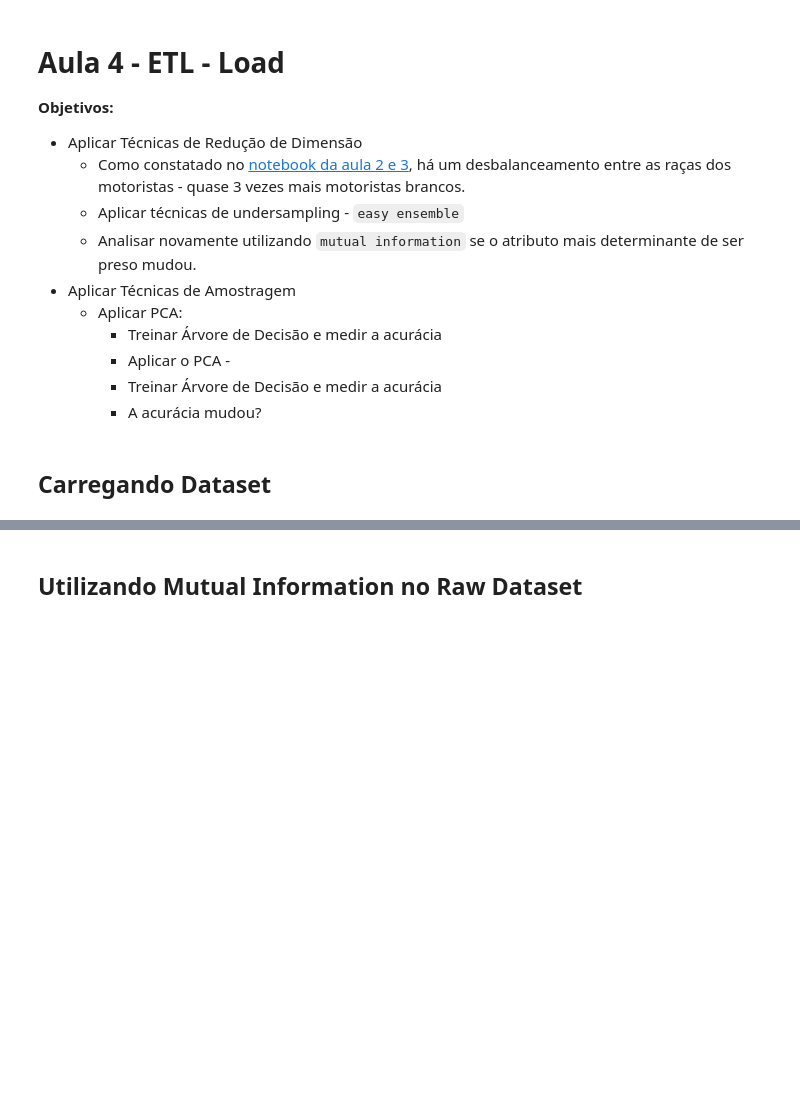
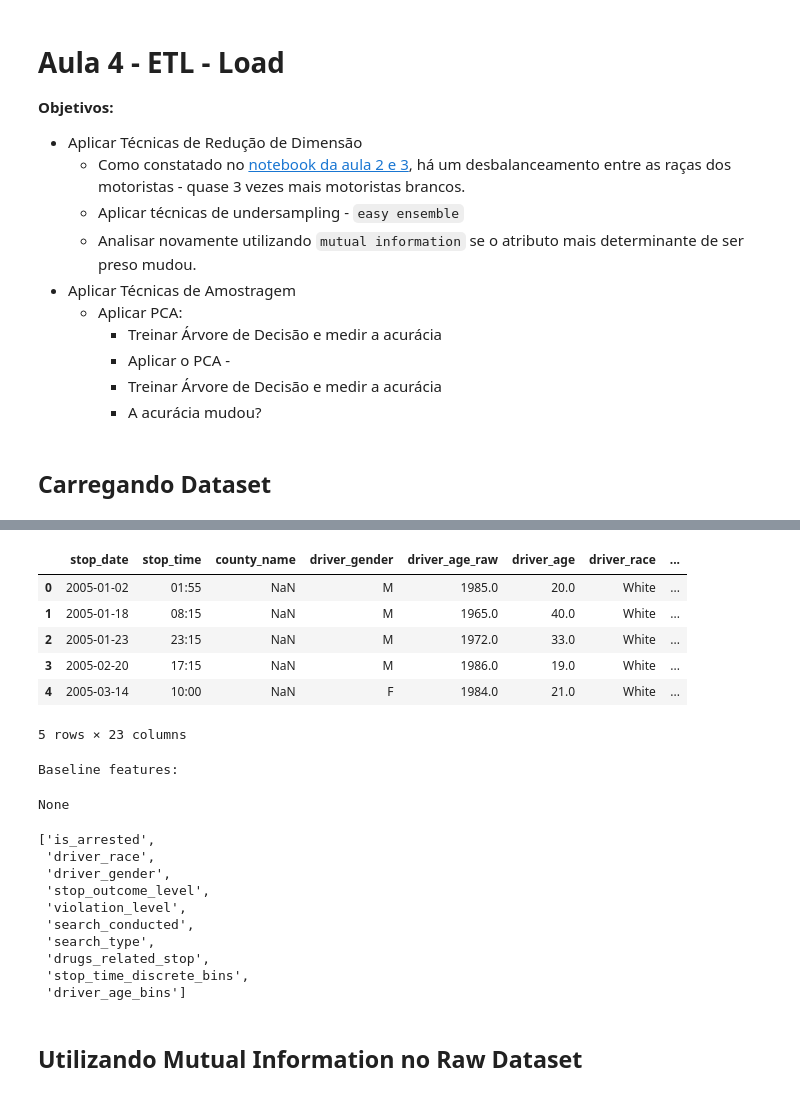
Before and after one commit to GUILN/masters-data-science, a Jupyter notebook: notebooks/etl_aula_4.ipynb, the cells around one changed output, grey strips where cells are left out. Saved outputs shown, nothing was run; the diff lists cells and outputs as text; code cells hidden in the pictures; blank space fills up the shorter version.

```diff
--- a/notebooks/etl_aula_4.ipynb
+++ b/notebooks/etl_aula_4.ipynb
@@ -18,2 +45,26 @@
+# %%
+display(featured_df.head())
+display(print("Baseline features:"))
+display(police_dataset_etl.baseline_features)
+# %% [output]
+|  | stop_date | stop_time | county_name | driver_gender | driver_age_raw | driver_age | driver_race | ... |
+| 0 | 2005-01-02 | 01:55 | NaN | M | 1985.0 | 20.0 | White | ... |
+| 1 | 2005-01-18 | 08:15 | NaN | M | 1965.0 | 40.0 | White | ... |
+| 2 | 2005-01-23 | 23:15 | NaN | M | 1972.0 | 33.0 | White | ... |
+| 3 | 2005-02-20 | 17:15 | NaN | M | 1986.0 | 19.0 | White | ... |
+| 4 | 2005-03-14 | 10:00 | NaN | F | 1984.0 | 21.0 | White | ... |
+5 rows × 23 columns
+Baseline features:
+None
+['is_arrested',
+ 'driver_race',
+ 'driver_gender',
+ 'stop_outcome_level',
+ 'violation_level',
+ 'search_conducted',
+ 'search_type',
+ 'drugs_related_stop',
+ 'stop_time_discrete_bins',
+ 'driver_age_bins']
 # %% [markdown]
 ## Utilizando Mutual Information no Raw Dataset
```
Also changed, not shown: parts of 9 cells of this notebook, 5 other files.
